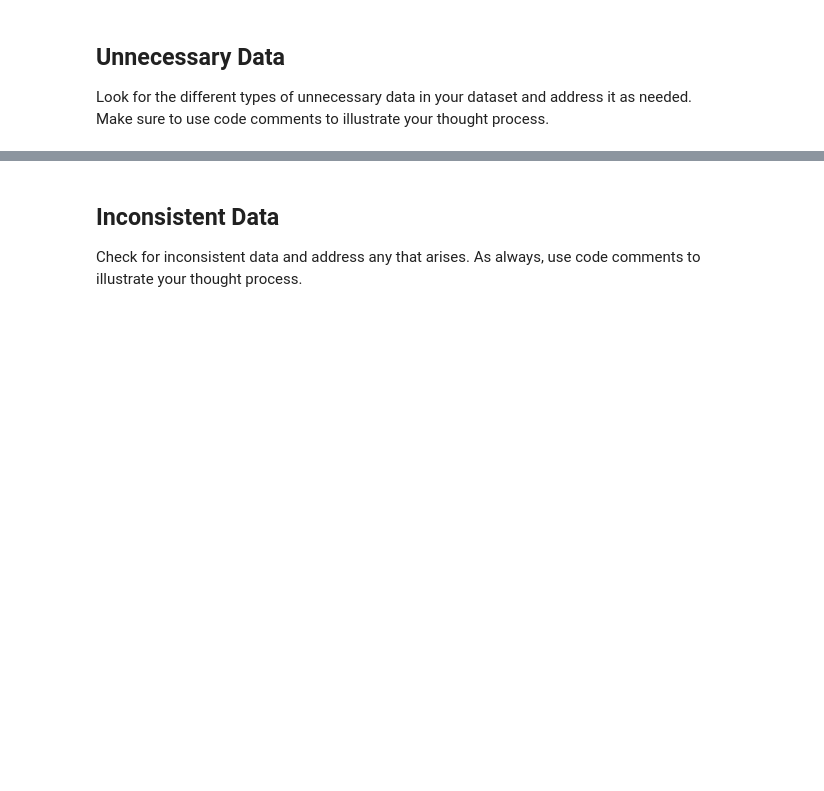
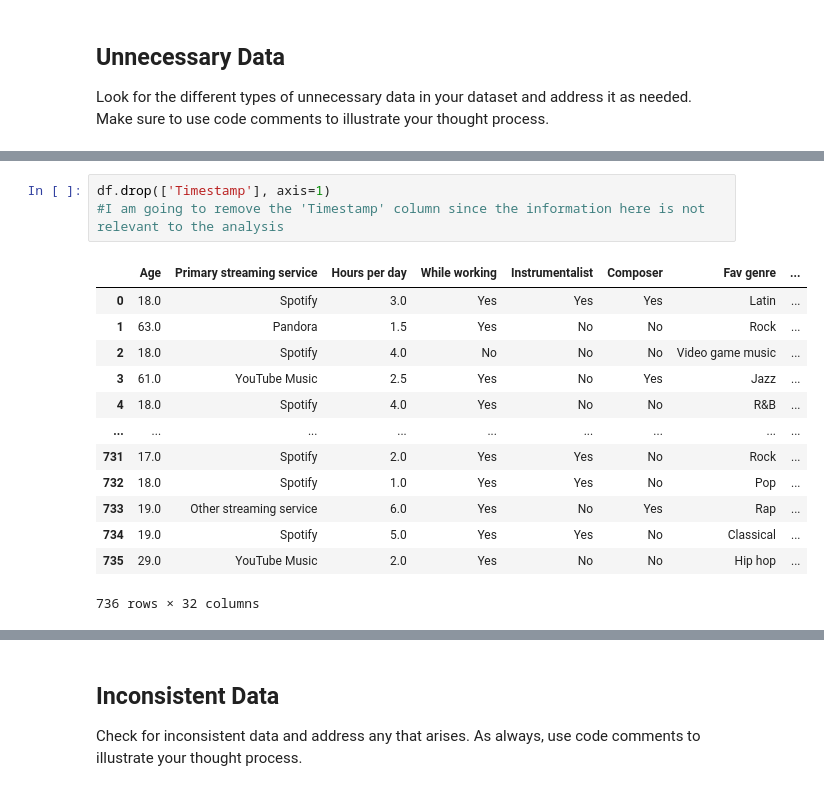
Before and after one commit to dbrazi/cleaning-data-checkpoint, a Jupyter notebook: checkpoint-three.ipynb, the cells around one changed output, grey strips where cells are left out. Saved outputs shown, nothing was run; the diff lists cells and outputs as text; blank space fills up the shorter version.

```diff
--- a/checkpoint-three.ipynb
+++ b/checkpoint-three.ipynb
@@ -132,0 +158,17 @@ Look for the different types of unnecessary data in your dataset and address it
+# %%
+df.drop(['Timestamp'], axis=1)
+#I am going to remove the 'Timestamp' column since the information here is not relevant to the analysis
+# %% [output]
+|  | Age | Primary streaming service | Hours per day | While working | Instrumentalist | Composer | Fav genre | ... |
+| 0 | 18.0 | Spotify | 3.0 | Yes | Yes | Yes | Latin | ... |
+| 1 | 63.0 | Pandora | 1.5 | Yes | No | No | Rock | ... |
+| 2 | 18.0 | Spotify | 4.0 | No | No | No | Video game music | ... |
+| 3 | 61.0 | YouTube Music | 2.5 | Yes | No | Yes | Jazz | ... |
+| 4 | 18.0 | Spotify | 4.0 | Yes | No | No | R&B | ... |
+| ... | ... | ... | ... | ... | ... | ... | ... | ... |
+| 731 | 17.0 | Spotify | 2.0 | Yes | Yes | No | Rock | ... |
+| 732 | 18.0 | Spotify | 1.0 | Yes | Yes | No | Pop | ... |
+| 733 | 19.0 | Other streaming service | 6.0 | Yes | No | Yes | Rap | ... |
+| 734 | 19.0 | Spotify | 5.0 | Yes | Yes | No | Classical | ... |
+| 735 | 29.0 | YouTube Music | 2.0 | Yes | No | No | Hip hop | ... |
+736 rows × 32 columns
```
Also changed, not shown: parts of 13 cells of this notebook.
